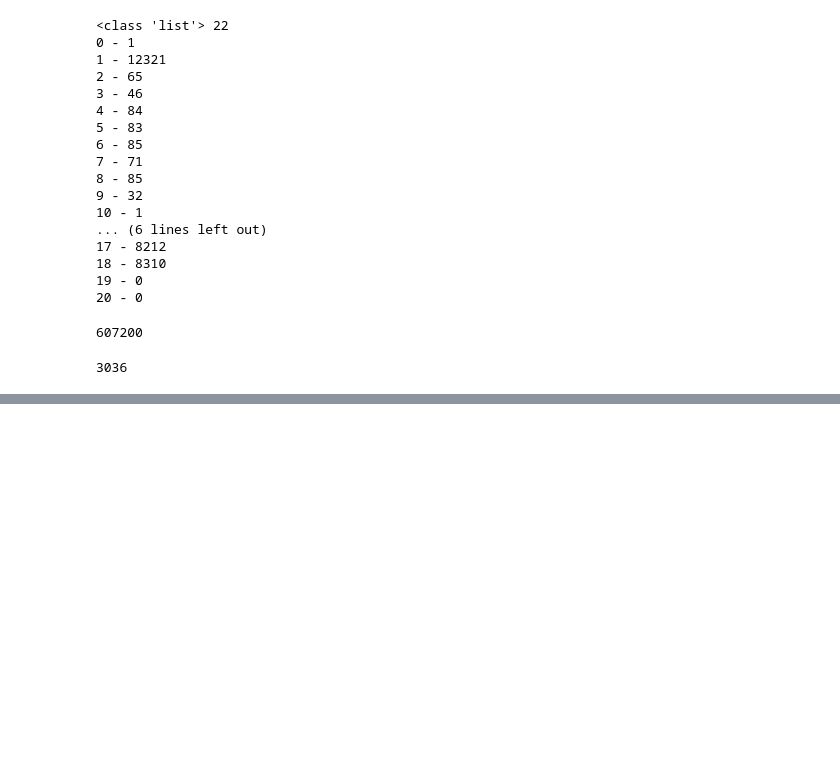
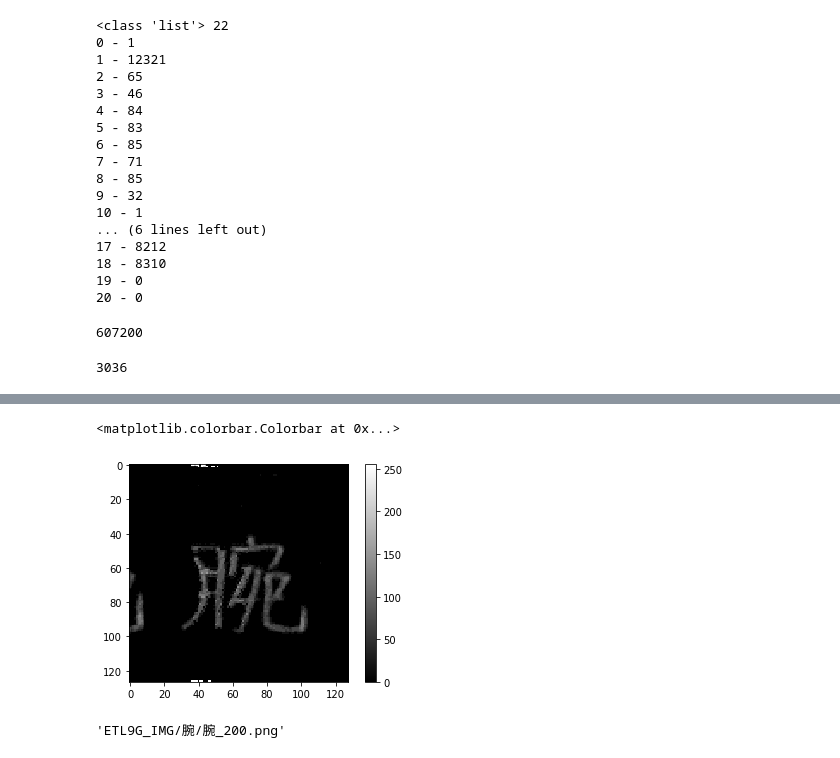
Before and after one commit to ichisadashioko/etlcdb, a Jupyter notebook: ETL9G/etl_9g_inspect_data.ipynb, the cells around one changed output, grey strips where cells are left out. Drawn from its saved outputs; the diff is of its cells as text; code cells hidden in the pictures; blank space fills up the shorter version.

```diff
--- a/ETL9G/etl_9g_inspect_data.ipynb
+++ b/ETL9G/etl_9g_inspect_data.ipynb
@@ -211,0 +390,13 @@ record_count
+# %%
+scaled_img = (np_img * 17).astype(np.uint8)
+plt.imshow(scaled_img, cmap='gray')
+plt.colorbar()
+# %% [output]
+<matplotlib.colorbar.Colorbar at 0x...>
+[figure, added]
+# %%
+pil_img = Image.fromarray(scaled_img)
+pil_img.save(img_path)
+img_path
+# %% [output]
+'ETL9G_IMG/腕/腕_200.png'
```
Also changed, not shown: parts of 15 cells of this notebook, 18 other files.
